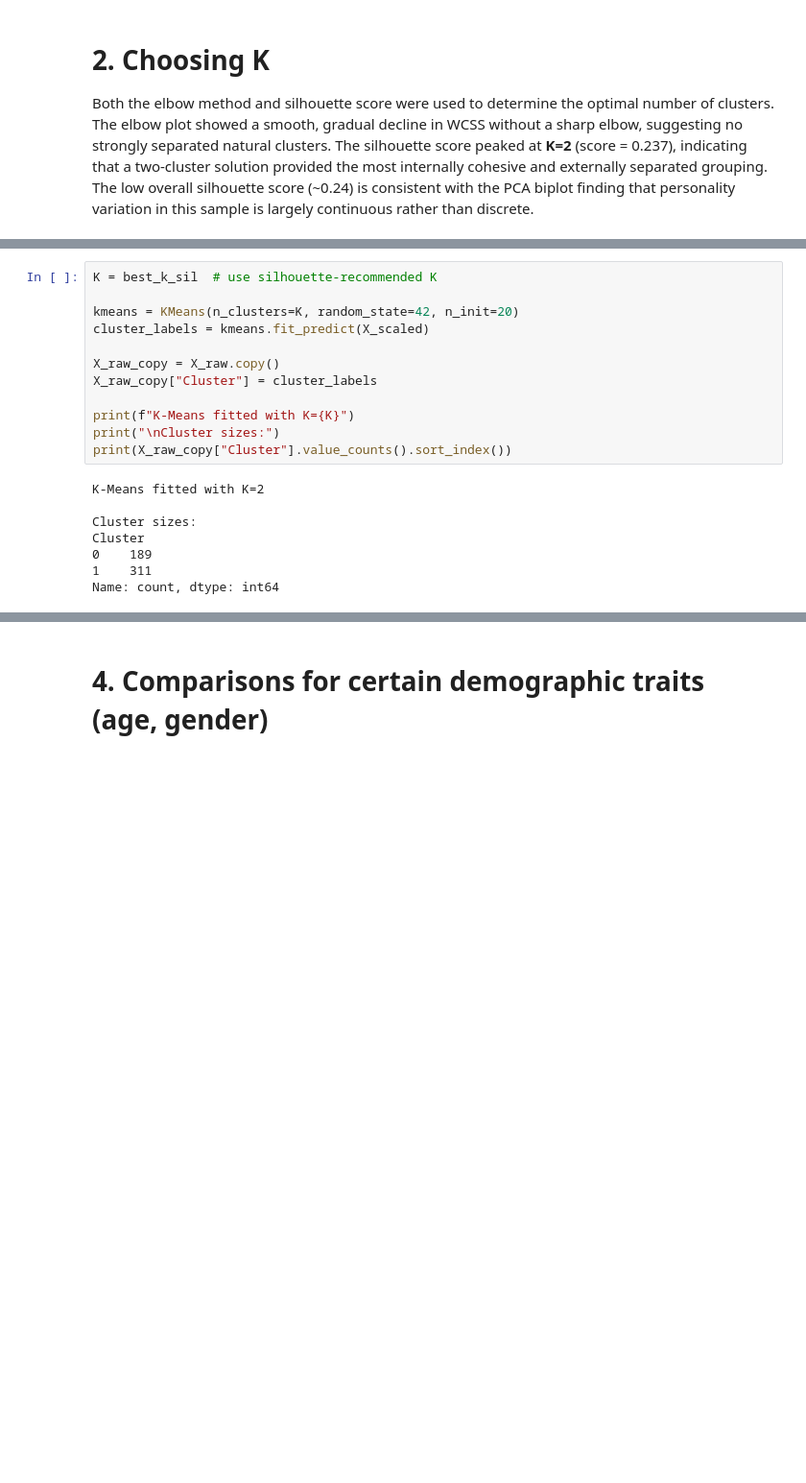
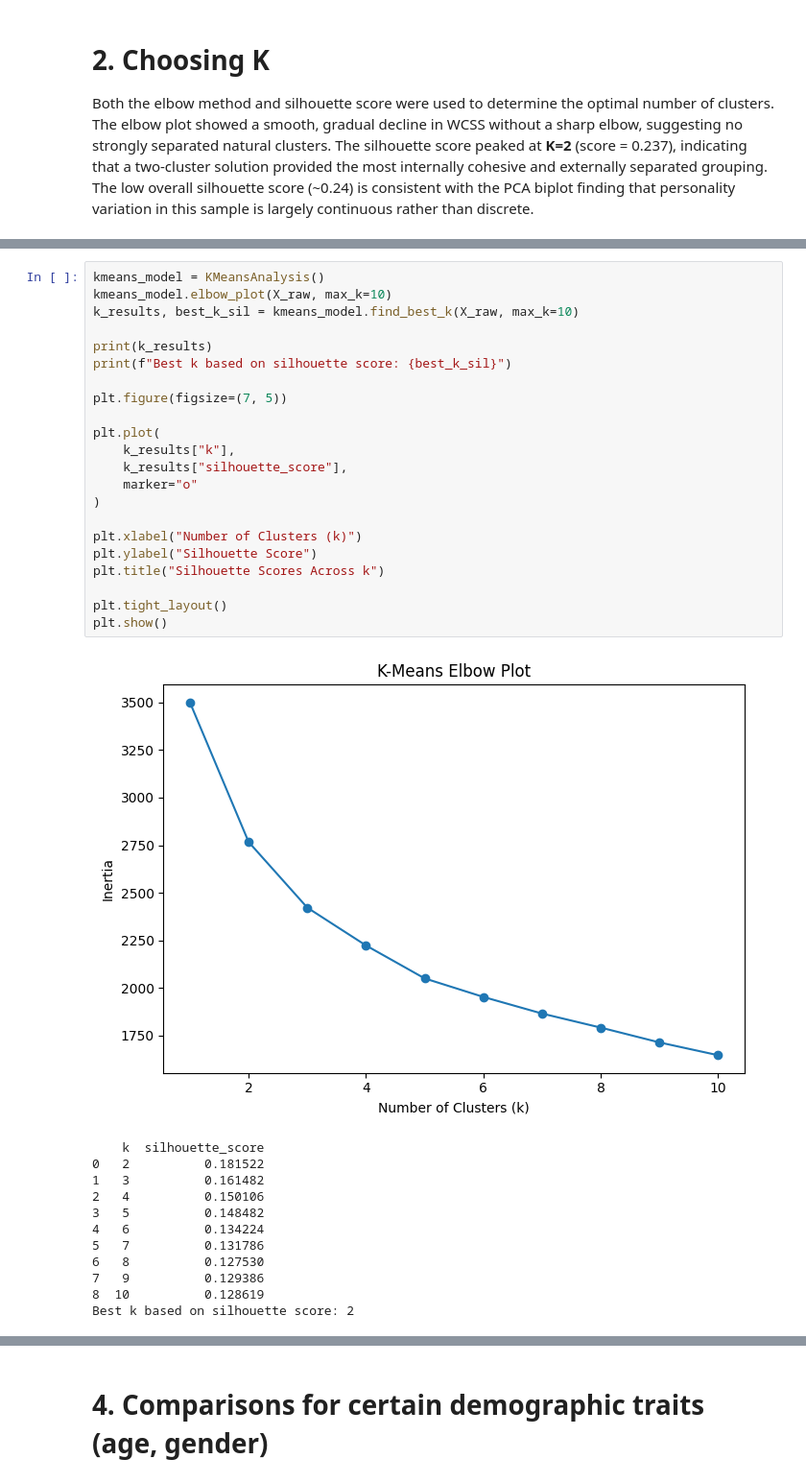
Before and after one commit to mocccca/cmor438_Spring2026, a Jupyter notebook: Unsupervised Machine Learning/K-Means Clustering/k_means.ipynb, the cells around one changed output, grey strips where cells are left out. Shown at 96% size. Cells and saved outputs as stored; diff of their text form; blank space fills up the shorter version.

```diff
--- a/Unsupervised Machine Learning/K-Means Clustering/k_means.ipynb
+++ b/Unsupervised Machine Learning/K-Means Clustering/k_means.ipynb
@@ -122,20 +86,35 @@ Best K by silhouette: 2  (score=0.2151)
-# %%
-K = best_k_sil  # use silhouette-recommended K
-
-kmeans = KMeans(n_clusters=K, random_state=42, n_init=20)
-cluster_labels = kmeans.fit_predict(X_scaled)
-
-X_raw_copy = X_raw.copy()
-X_raw_copy["Cluster"] = cluster_labels
-
-print(f"K-Means fitted with K={K}")
-print("\nCluster sizes:")
-print(X_raw_copy["Cluster"].value_counts().sort_index())
-# %% [output]
-K-Means fitted with K=2
-
-Cluster sizes:
-Cluster
-0    189
-1    311
-Name: count, dtype: int64
+# %%
+kmeans_model = KMeansAnalysis()
+kmeans_model.elbow_plot(X_raw, max_k=10)
+k_results, best_k_sil = kmeans_model.find_best_k(X_raw, max_k=10)
+
+print(k_results)
+print(f"Best k based on silhouette score: {best_k_sil}")
+
+plt.figure(figsize=(7, 5))
+
+plt.plot(
+    k_results["k"],
+    k_results["silhouette_score"],
+    marker="o"
+)
+
+plt.xlabel("Number of Clusters (k)")
+plt.ylabel("Silhouette Score")
+plt.title("Silhouette Scores Across k")
+
+plt.tight_layout()
+plt.show()
+# %% [output]
+[figure, added]
+    k  silhouette_score
+0   2          0.181522
+1   3          0.161482
+2   4          0.150106
+3   5          0.148482
+4   6          0.134224
+5   7          0.131786
+6   8          0.127530
+7   9          0.129386
+8  10          0.128619
+Best k based on silhouette score: 2
```
Also changed, not shown: parts of 14 cells of this notebook, 3 other files.
